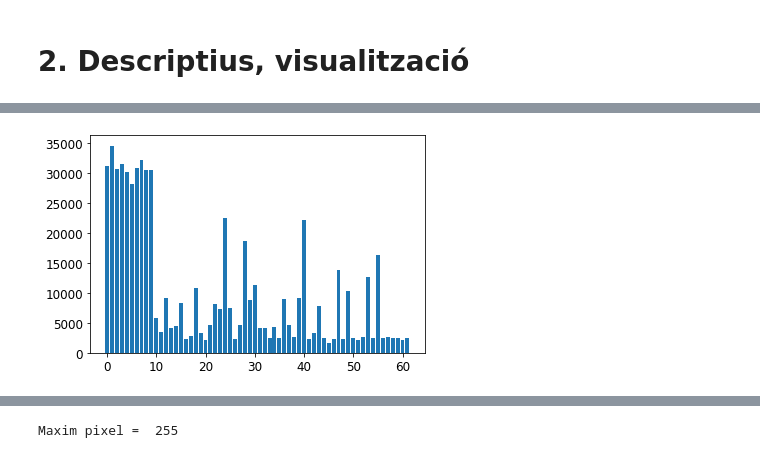
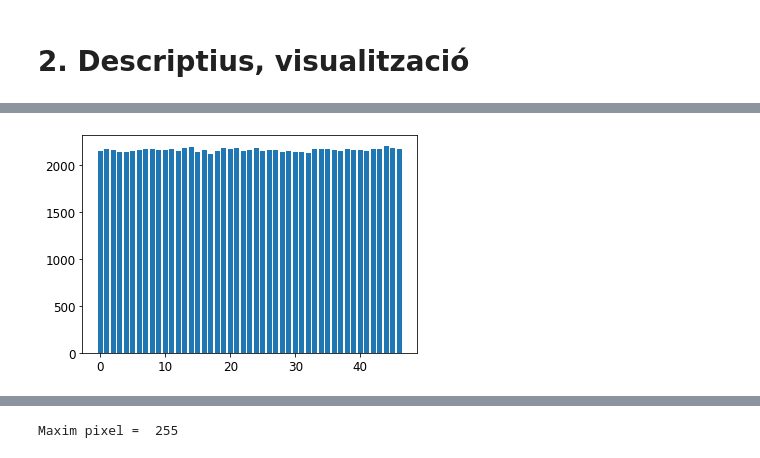
Before and after one commit to cesc1/TFG, a Jupyter notebook: code/emnist_analisis.ipynb, the cells around one changed output, grey strips where cells are left out. Cells and saved outputs as stored; diff of their text form; code cells hidden in the pictures.

```diff
--- a/code/emnist_analisis.ipynb
+++ b/code/emnist_analisis.ipynb
@@ -25,9 +25,10 @@ def save_fig(fig_id, tight_layout=True, fig_extension="png", resolution=300):
 # 1. Load data
 # %%
 print(list_datasets())
+tipus = "balanced"
 
-X_full_train, y_full_train = extract_training_samples('byclass')
-X_test, y_test = extract_test_samples("byclass")
+X_full_train, y_full_train = extract_training_samples(tipus)
+X_test, y_test = extract_test_samples(tipus)
 # %% [output]
 ['balanced', 'byclass', 'bymerge', 'digits', 'letters', 'mnist']
 # %%
@@ -72,5 +79,6 @@ freq["perc"] = freq / len(y_train)
 # %%
-plt.bar(np.arange(62), np.array(table_counts).reshape(62))
+k = len(np.unique(y_train))
+plt.bar(np.arange(k), np.array(table_counts).reshape(k))
 plt.show()
 # %% [output]
-[figure, old version]
+[figure, new version]
```
Also changed, not shown: parts of 20 cells of this notebook, 9 other files.
